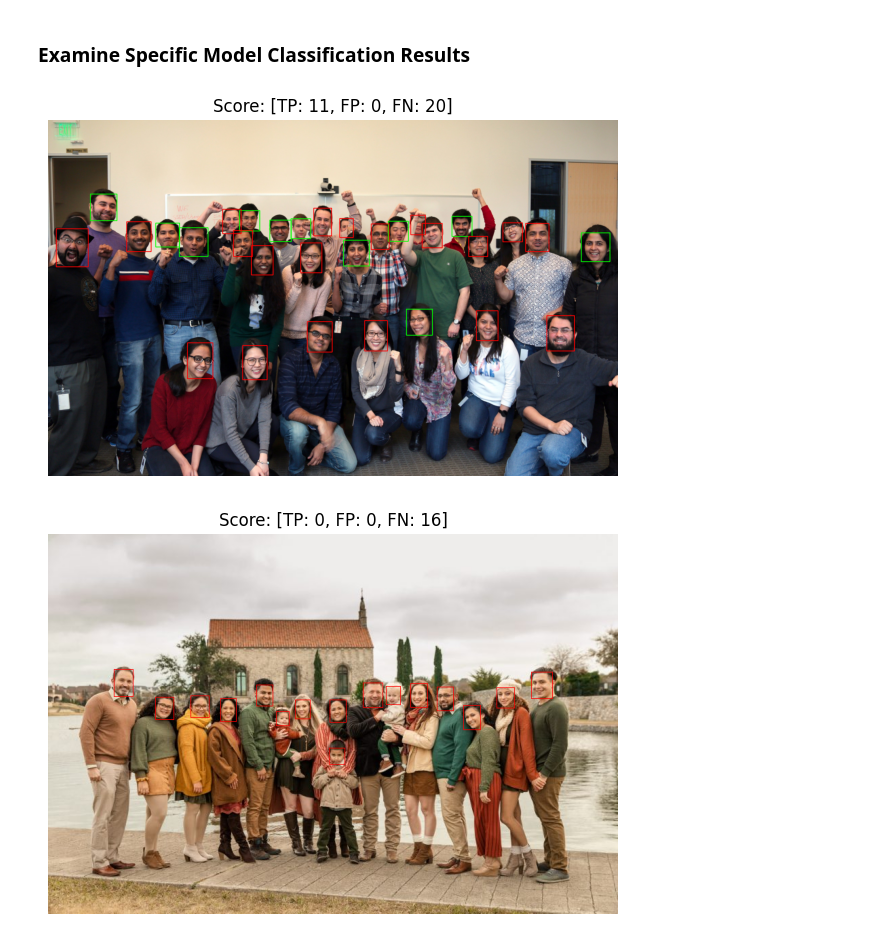
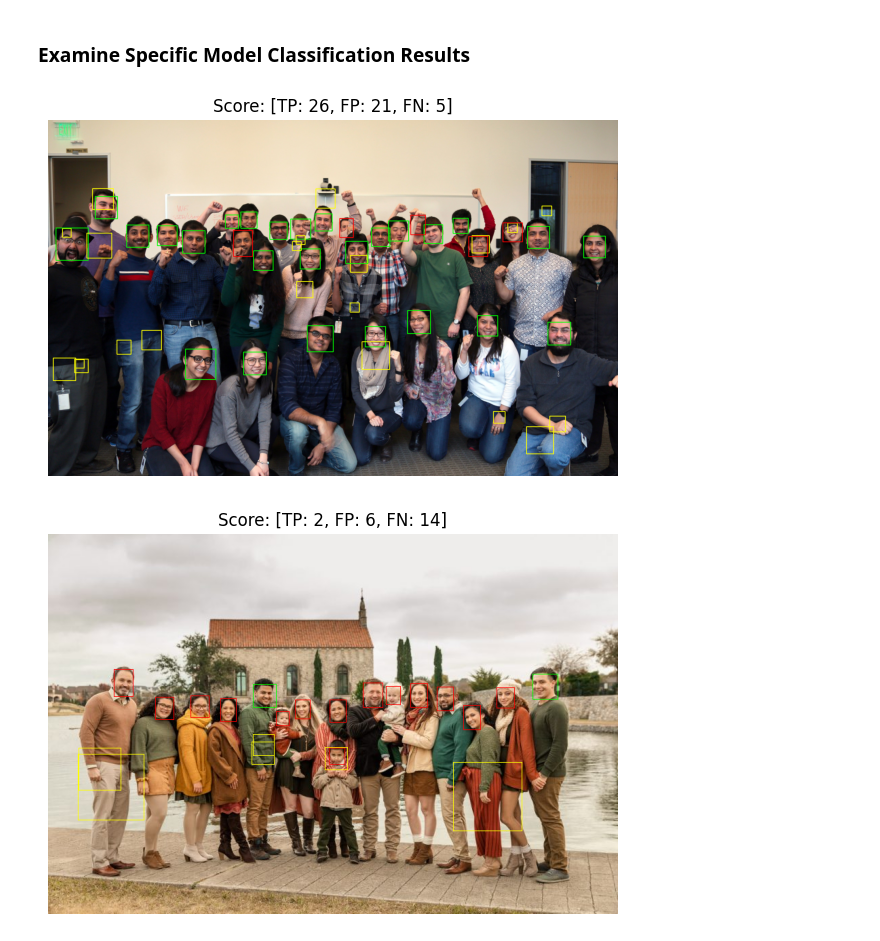
Before and after one commit to brian-vdb/visual-recognition, a Jupyter notebook: face_detection.ipynb, the cells around one changed output. Saved outputs shown, nothing was run; the diff lists cells and outputs as text; code cells hidden in the pictures.

```diff
--- a/face_detection.ipynb
+++ b/face_detection.ipynb
@@ -20,7 +20,7 @@ To spare you the details, in the setup, the face annotations made with the openc
 
 Change the path to the correct path, or an absolute one to the annotations file created using the 'opencv_annotation' tool.
 # %%
-annotations_path = os.path.join('test', 'info.dat')
+annotations_path = os.path.join('input', 'test', 'detection', 'info.dat')
 
 # Initialize an empty list to store annotations
 annotations = []
@@ -337,7 +337,7 @@ def cascade_detect(img: cv2.Mat) -> list[dict[str, int]]:
 print('HAAR Cascade Model Evaluations:')
 
 # Get the cascade.xml files
-folder_path = 'models'
+folder_path = os.path.join('models', 'haar')
 xml_files = [file for file in os.listdir(folder_path) if file.endswith("cascade.xml")]
 for filename in xml_files:
     # Initialize the haar cascade model
@@ -403,10 +403,10 @@ def display_single_image(image_info, fig_width=6, fig_height=6):
 ### Examine Specific Model Classification Results
 # %%
 # Display the classified images
-evaluation_results = evaluations_collection['cascade.xml']
+evaluation_results = evaluations_collection['diego_cascade.xml']
 image_paths = get_image_paths(evaluation_results)
 for path in image_paths:
     display_single_image(evaluation_results[path])
 # %% [output]
-[figure, old version]
+[figure, new version]
-[figure, old version]
+[figure, new version]
```
Also changed, not shown: parts of 2 cells of this notebook, 5 other files.
